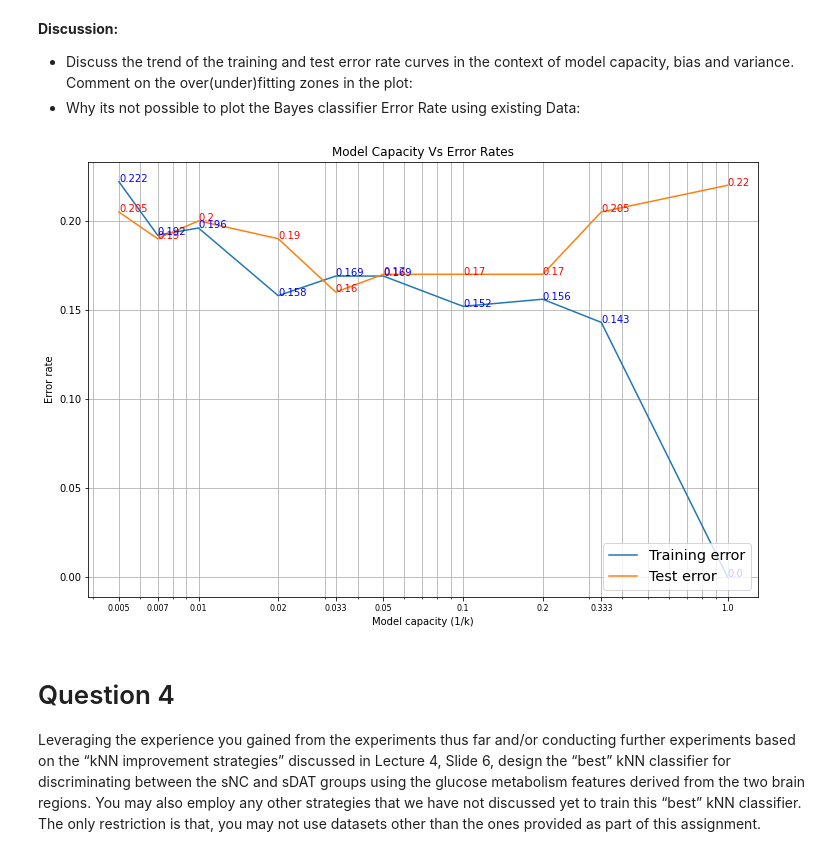
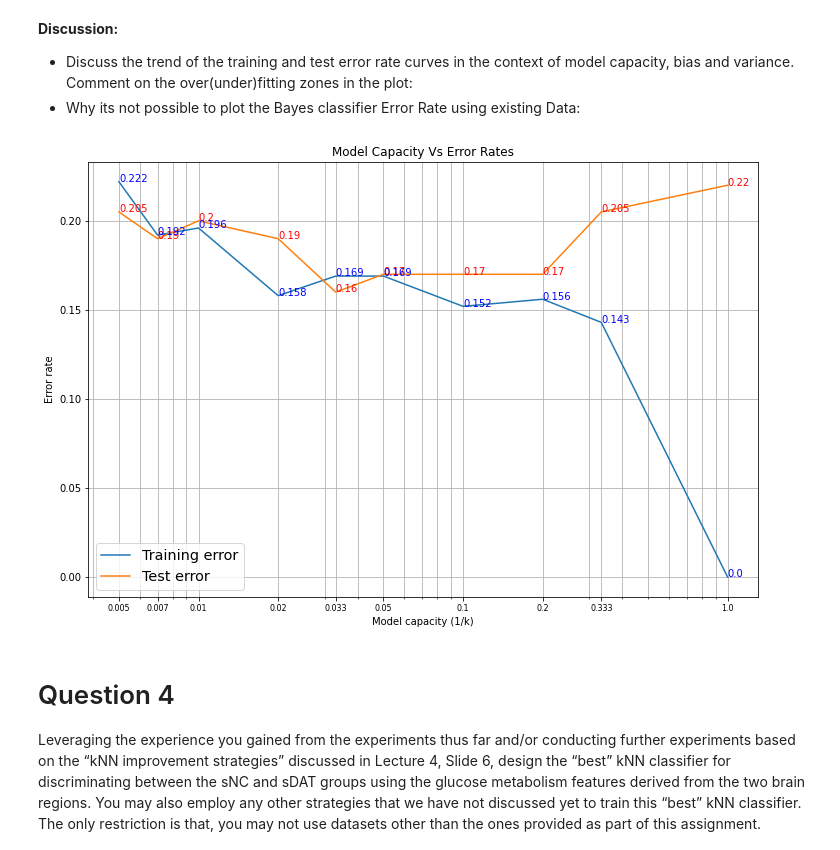
Before and after one commit to dev-nanthan/classifier-knn-diagnosis, a Jupyter notebook: MLA1_KNN.ipynb, the cells around one changed output. Cells and saved outputs as stored; diff of their text form; code cells hidden in the pictures.

```diff
--- a/MLA1_KNN.ipynb
+++ b/MLA1_KNN.ipynb
@@ -4,9 +4,10 @@
 # IMPORT Required Packages and Required Train and Test Data
 # %%
 from google.colab import drive
-drive.mount('/content/drive', force_remount=True)
+drive.mount('/content/drive')
+#drive.mount('/content/drive', force_remount=True)
 
-dir_path = "/content/drive/MyDrive/MAI_MUN/Winter_23/COMP6915-Intro_ML/Assignments/A1/"
+dir_path = "/content/drive/MyDrive/MAI_MUN/Winter_23/COMP6915-Intro_ML/Assignments/A1/fresh/"
 p_train_sNC = dir_path+"train.sNC.csv"
 p_train_sDAT = dir_path+"train.sDAT.csv"
 p_test_sNC = dir_path+"test.sNC.csv"
@@ -30,12 +28,14 @@ from sklearn.neighbors import KNeighborsClassifier
 # test_sNC = pd.read_csv("test.sNC.csv")
 # test_sDAT = pd.read_csv("test.sDAT.csv")
 
-#Use Files from Drive
-train_sNC = pd.read_csv(p_train_sNC)
-train_sDAT = pd.read_csv(p_train_sDAT)
-test_sNC = pd.read_csv(p_test_sNC)
-test_sDAT = pd.read_csv(p_test_sDAT)
-grid_df = pd.read_csv(p_grid)
+# Import Files from Drive
+# Add Features labels as R1, R2 which stands for Region1, Region2
+colnames=['R1', 'R2']
+train_sNC = pd.read_csv(p_train_sNC, names=colnames, header=None)
+train_sDAT = pd.read_csv(p_train_sDAT, names=colnames, header=None)
+test_sNC = pd.read_csv(p_test_sNC, names=colnames, header=None)
+test_sDAT = pd.read_csv(p_test_sDAT, names=colnames, header=None)
+grid_df = pd.read_csv(p_grid, names=colnames, header=None)
 # %% [markdown]
 ### **Format Train Data and Test Data: Concat sDAT next to sNC**
 # %%
@@ -387,35 +387,35 @@ inv_reciprocal_k = [round(x,3) for x in inv_reciprocal_k]
 
 #Create errors from previously stored results
 train_e_lst = []
 test_e_lst  = []
 for r in results:
   train_e_lst.append(round(r["train_error"],3))
   test_e_lst.append(round(r["test_error"],3))
 
 # Invert the Error Ratest to Match the order of (1/K) Values
 train_e_lst = np.flip(train_e_lst)
 test_e_lst = np.flip(test_e_lst)
 
 fig, ax = plt.subplots(figsize=(12,8))
 ax.semilogx(inv_reciprocal_k, train_e_lst, label='Training error')
 ax.semilogx(inv_reciprocal_k, test_e_lst, label='Test error')
 
 ax.set_title("Model Capacity Vs Error Rates")
 ax.set_xlabel('Model capacity (1/k)')
 ax.set_ylabel('Error rate')
 ax.set_xticks(inv_reciprocal_k, inv_reciprocal_k, size = 8)
 
 for i, j in zip(inv_reciprocal_k, test_e_lst):
     ax.text(i, j, str(j), c= 'red')
 
 for i, j in zip(inv_reciprocal_k, train_e_lst):
     ax.text(i, j, str(j), c= 'blue')
 
-ax.legend(loc='lower right', fontsize='x-large', fancybox=True)
+ax.legend(loc='lower left', fontsize='x-large', fancybox=True)
 ax.grid(True, which="both")
 plt.show()
 # %% [output]
-[figure, old version]
+[figure, new version]
 # %% [markdown]
 # Question 4
 
```
Also changed, not shown: parts of 6 cells of this notebook.
